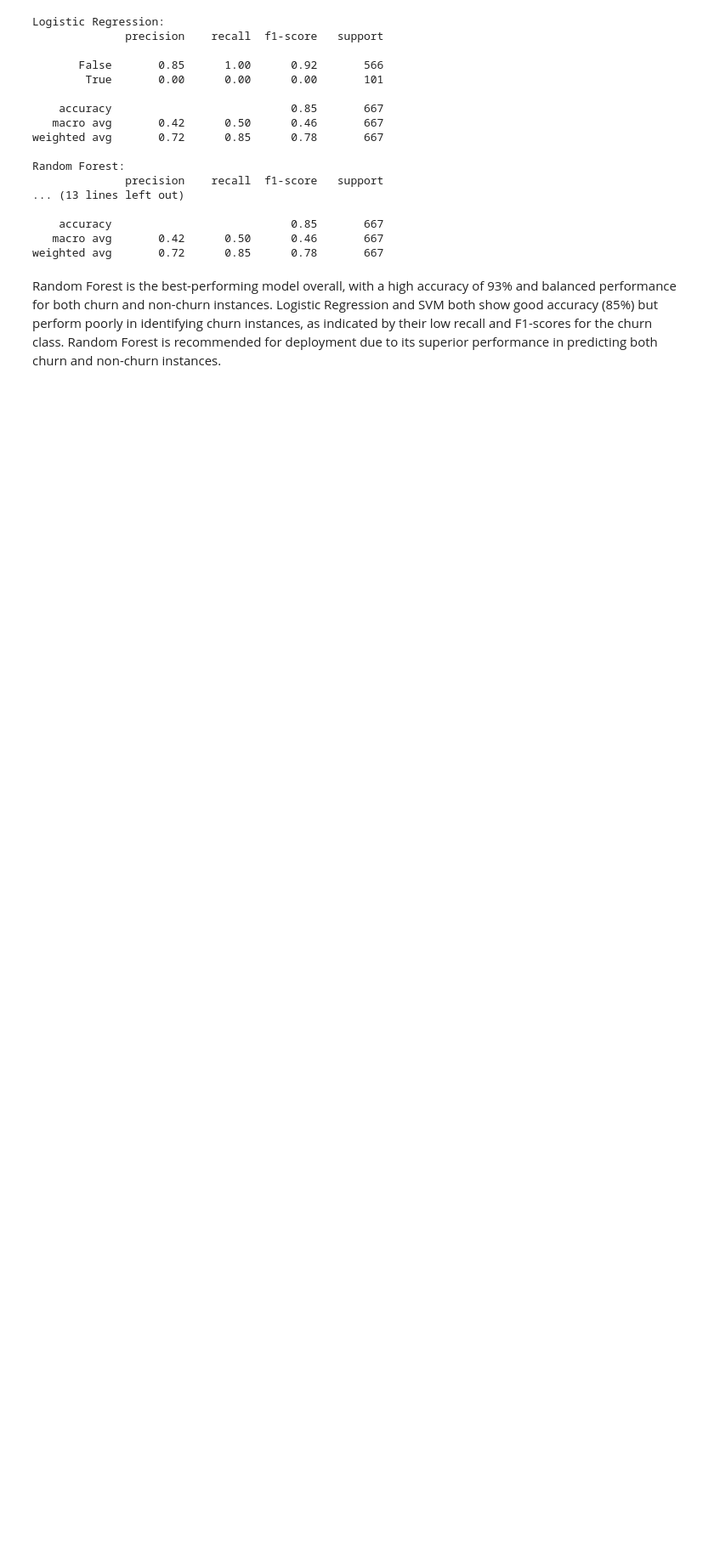
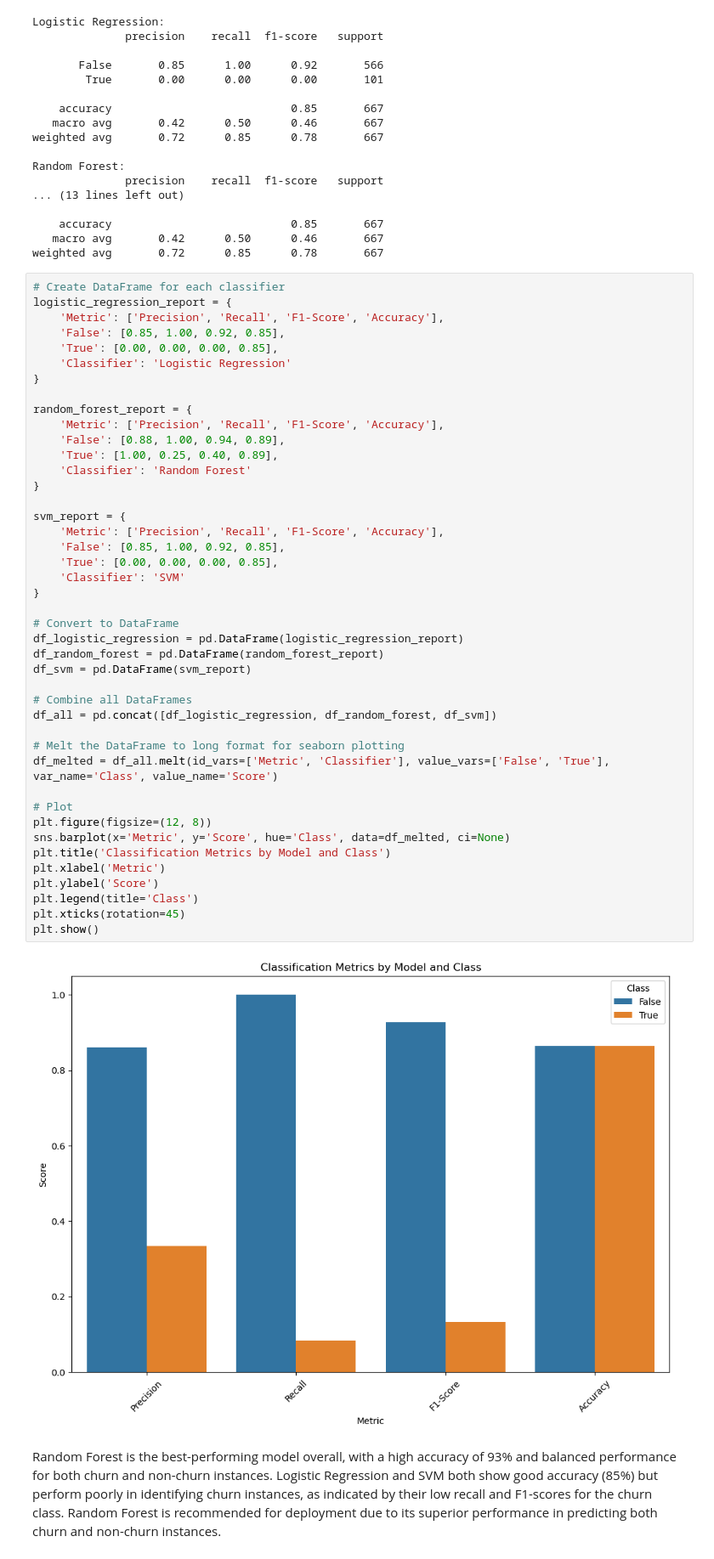
Before and after one commit to SammyGichuru/PHASE_3_PROJECT, a Jupyter notebook: PHASE 3 PROJECT.ipynb, the cells around one changed output. Shown at 85% size. Cells and saved outputs as stored; diff of their text form; blank space fills up the shorter version.

```diff
--- a/PHASE 3 PROJECT.ipynb
+++ b/PHASE 3 PROJECT.ipynb
@@ -740,6 +756,51 @@ Random Forest:
     accuracy                           0.85       667
    macro avg       0.42      0.50      0.46       667
 weighted avg       0.72      0.85      0.78       667
+# %%
+# Create DataFrame for each classifier
+logistic_regression_report = {
+    'Metric': ['Precision', 'Recall', 'F1-Score', 'Accuracy'],
+    'False': [0.85, 1.00, 0.92, 0.85],
+    'True': [0.00, 0.00, 0.00, 0.85],
+    'Classifier': 'Logistic Regression'
+}
+
+random_forest_report = {
+    'Metric': ['Precision', 'Recall', 'F1-Score', 'Accuracy'],
+    'False': [0.88, 1.00, 0.94, 0.89],
+    'True': [1.00, 0.25, 0.40, 0.89],
+    'Classifier': 'Random Forest'
+}
+
+svm_report = {
+    'Metric': ['Precision', 'Recall', 'F1-Score', 'Accuracy'],
+    'False': [0.85, 1.00, 0.92, 0.85],
+    'True': [0.00, 0.00, 0.00, 0.85],
+    'Classifier': 'SVM'
+}
+
+# Convert to DataFrame
+df_logistic_regression = pd.DataFrame(logistic_regression_report)
+df_random_forest = pd.DataFrame(random_forest_report)
+df_svm = pd.DataFrame(svm_report)
+
+# Combine all DataFrames
+df_all = pd.concat([df_logistic_regression, df_random_forest, df_svm])
+
+# Melt the DataFrame to long format for seaborn plotting
+df_melted = df_all.melt(id_vars=['Metric', 'Classifier'], value_vars=['False', 'True'], var_name='Class', value_name='Score')
+
+# Plot
+plt.figure(figsize=(12, 8))
+sns.barplot(x='Metric', y='Score', hue='Class', data=df_melted, ci=None)
+plt.title('Classification Metrics by Model and Class')
+plt.xlabel('Metric')
+plt.ylabel('Score')
+plt.legend(title='Class')
+plt.xticks(rotation=45)
+plt.show()
+# %% [output]
+[figure, added]
 # %% [markdown]
 Random Forest is the best-performing model overall, with a high accuracy of 93% and balanced performance for both churn and non-churn instances.
 Logistic Regression and SVM both show good accuracy (85%) but perform poorly in identifying churn instances, as indicated by their low recall and F1-scores for the churn class.
```
Also changed, not shown: parts of 31 cells of this notebook, 2 other files.
